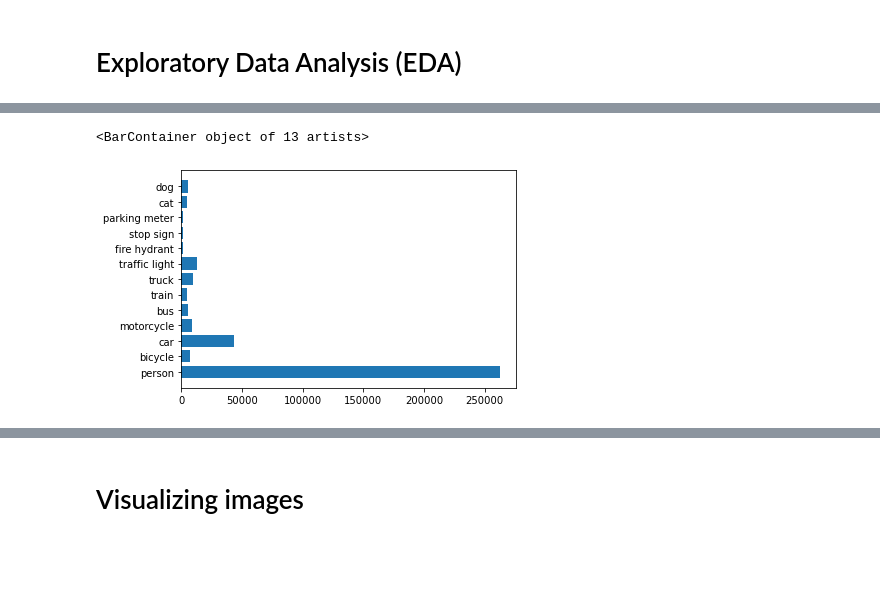
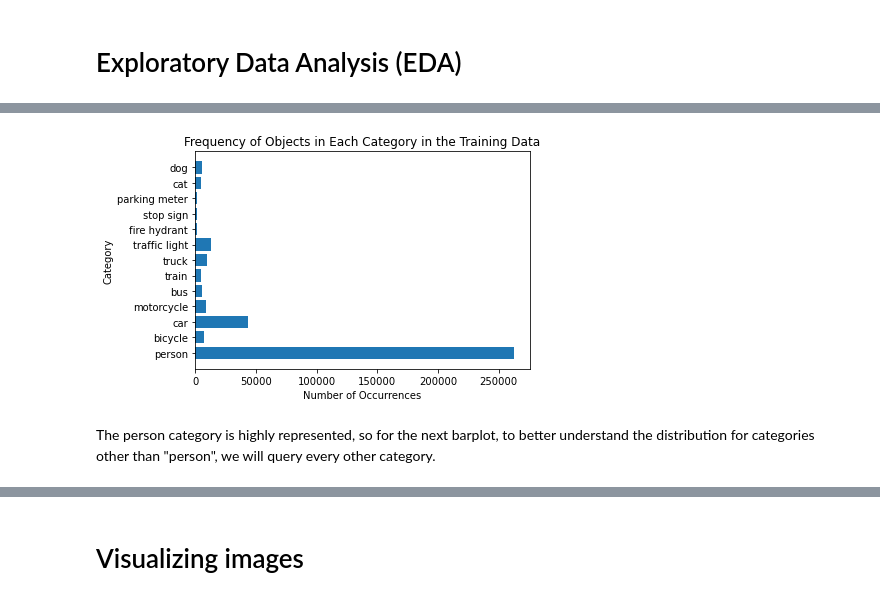
Before and after one commit to COGS118A/Group048-Sp22, a Jupyter notebook: Checkpoint_group048.ipynb, the cells around one changed output, grey strips where cells are left out. Drawn from its saved outputs; the diff is of its cells as text; code cells hidden in the pictures; blank space fills up the shorter version.

Commit message:
Added Histograms for EDA and code documentation

```diff
--- a/Checkpoint_group048.ipynb
+++ b/Checkpoint_group048.ipynb
@@ -103,6 +118,10 @@ xs
-# %%
-plt.barh(y=cat_names, width=xs)
-# %% [output]
-<BarContainer object of 13 artists>
-[figure, removed]
+# %%
+plt.barh(y=cat_names, width=xs)
+plt.ylabel('Category')
+plt.xlabel('Number of Occurrences')
+plt.title('Frequency of Objects in Each Category in the Training Data');
+# %% [output]
+[figure, added]
+# %% [markdown]
+The person category is highly represented, so for the next barplot, to better understand the distribution for categories other than "person", we will query every other category.
 # %%
```
Also changed, not shown: parts of 17 cells of this notebook.
